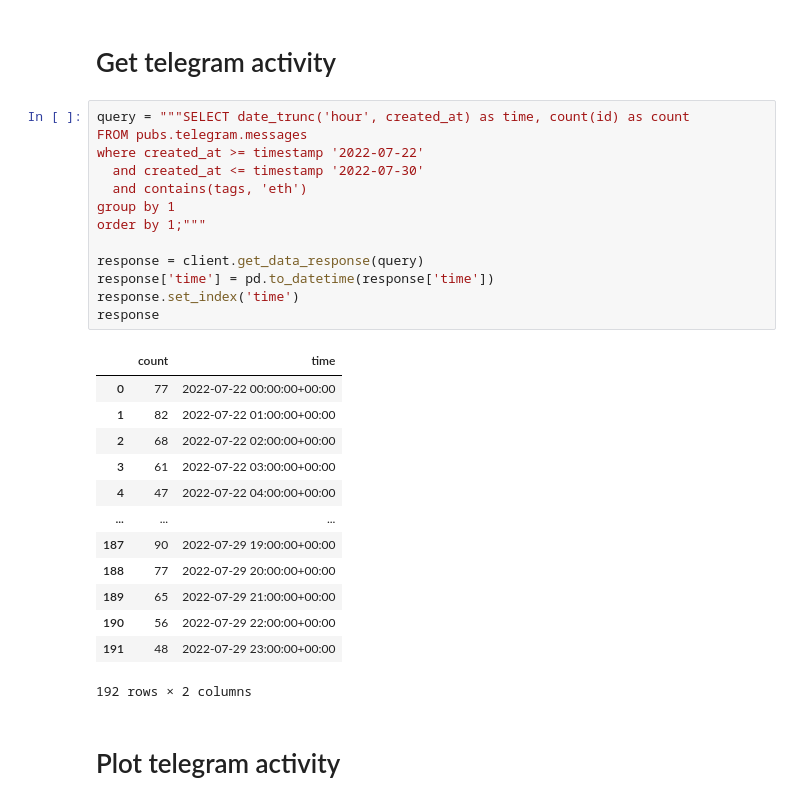
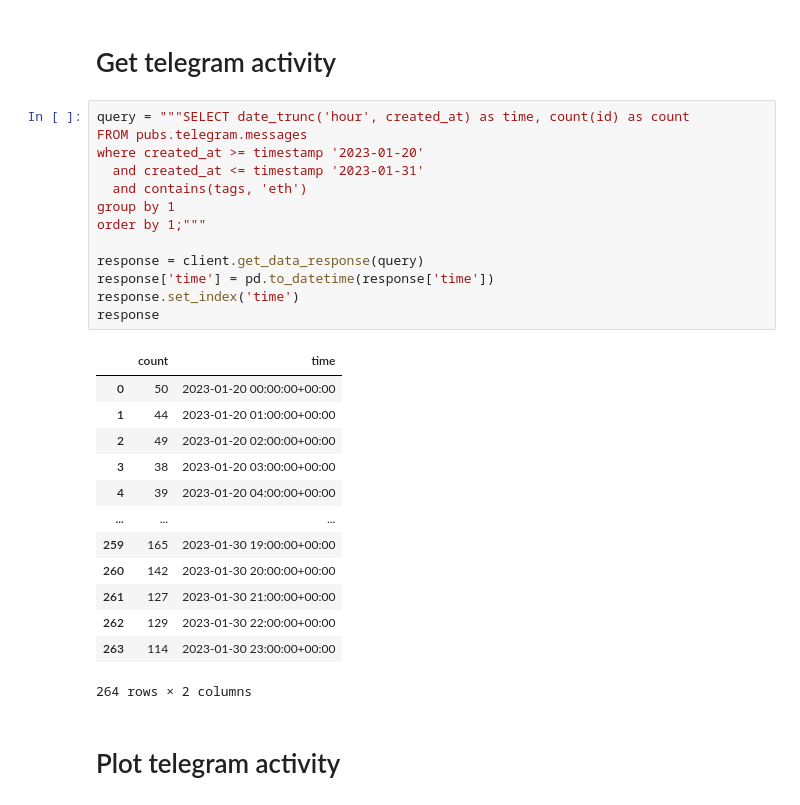
Before and after one commit to QuantNodeAI/quantnote-query-client, a Jupyter notebook: examples/telegram_activity.ipynb, the cells around one changed output. Drawn from its saved outputs; the diff is of its cells as text.

```diff
--- a/examples/telegram_activity.ipynb
+++ b/examples/telegram_activity.ipynb
@@ -28,30 +28,30 @@ client
 # %%
 query = """SELECT date_trunc('hour', created_at) as time, count(id) as count
 FROM pubs.telegram.messages
-where created_at >= timestamp '2022-07-22'
-  and created_at <= timestamp '2022-07-30'
+where created_at >= timestamp '2023-01-20'
+  and created_at <= timestamp '2023-01-31'
   and contains(tags, 'eth')
 group by 1
 order by 1;"""
 
 response = client.get_data_response(query)
 response['time'] = pd.to_datetime(response['time'])
 response.set_index('time')
 response
 # %% [output]
 |  | count | time |
-| 0 | 77 | 2022-07-22 00:00:00+00:00 |
-| 1 | 82 | 2022-07-22 01:00:00+00:00 |
-| 2 | 68 | 2022-07-22 02:00:00+00:00 |
-| 3 | 61 | 2022-07-22 03:00:00+00:00 |
-| 4 | 47 | 2022-07-22 04:00:00+00:00 |
+| 0 | 50 | 2023-01-20 00:00:00+00:00 |
+| 1 | 44 | 2023-01-20 01:00:00+00:00 |
+| 2 | 49 | 2023-01-20 02:00:00+00:00 |
+| 3 | 38 | 2023-01-20 03:00:00+00:00 |
+| 4 | 39 | 2023-01-20 04:00:00+00:00 |
 | ... | ... | ... |
-| 187 | 90 | 2022-07-29 19:00:00+00:00 |
-| 188 | 77 | 2022-07-29 20:00:00+00:00 |
-| 189 | 65 | 2022-07-29 21:00:00+00:00 |
-| 190 | 56 | 2022-07-29 22:00:00+00:00 |
-| 191 | 48 | 2022-07-29 23:00:00+00:00 |
+| 259 | 165 | 2023-01-30 19:00:00+00:00 |
+| 260 | 142 | 2023-01-30 20:00:00+00:00 |
+| 261 | 127 | 2023-01-30 21:00:00+00:00 |
+| 262 | 129 | 2023-01-30 22:00:00+00:00 |
+| 263 | 114 | 2023-01-30 23:00:00+00:00 |
-192 rows × 2 columns
+264 rows × 2 columns
 # %% [markdown]
 # Plot telegram activity
 # %%
```
Also changed, not shown: parts of 10 cells of this notebook, 1 other file.
